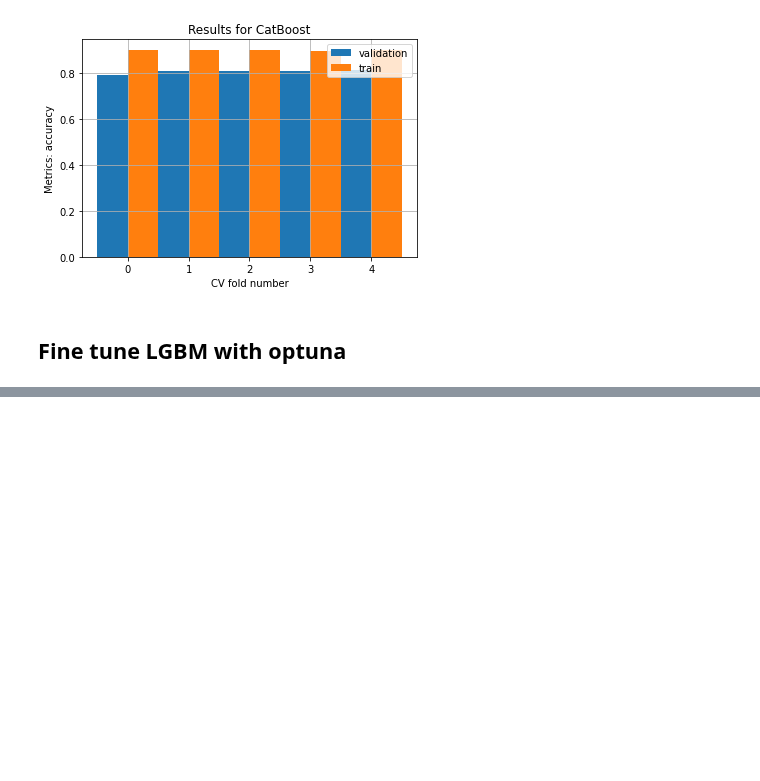
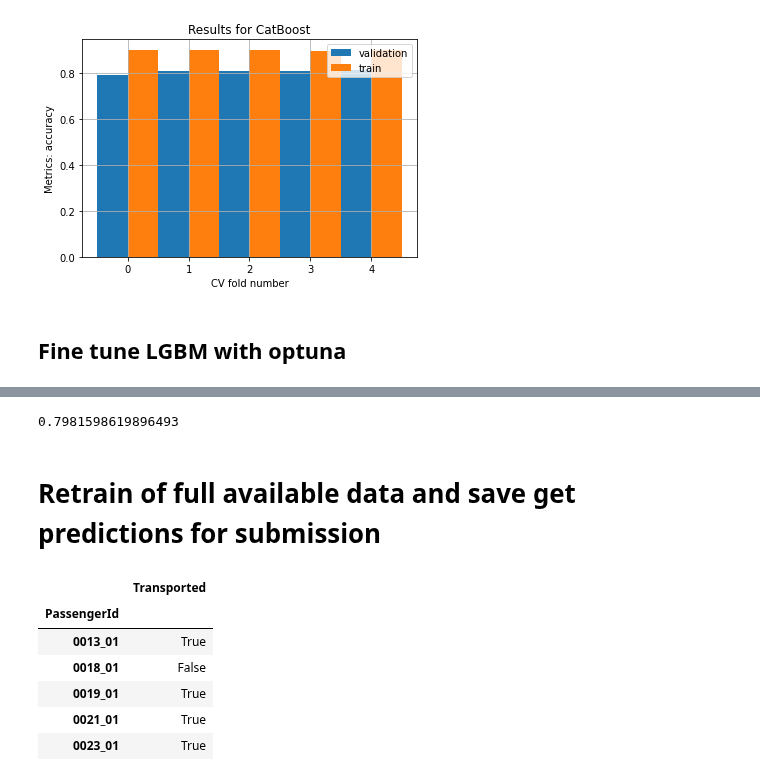
Before and after one commit to PashaIanko/Kaggle.Spaceship-Titanic, a Jupyter notebook: 6_demo.ipynb, the cells around one changed output, grey strips where cells are left out. Saved outputs shown, nothing was run; the diff lists cells and outputs as text; code cells hidden in the pictures; blank space fills up the shorter version.

```diff
--- a/6_demo.ipynb
+++ b/6_demo.ipynb
@@ -1244,0 +1256,50 @@ optuna_lgbm_results = {'LGBMOptuna': optuna_lgbm}
+# %%
+accuracy_score(
+    optuna_lgbm.predict(X_test_sample),
+    Y_test_sample
+)
+# %% [output]
+0.7981598619896493
+# %% [markdown]
+# Retrain of full available data and save get predictions for submission
+# %%
+import numpy as np
+
+X_full = np.vstack([X_trainval, X_test_sample])
+Y_full = np.concatenate([Y_trainval, Y_test_sample])
+
+assert X_full.shape[0] == len(Y_full)
+# %%
+final_model = optuna_lgbm
+
+final_model.fit(
+    X_full,
+    Y_full
+)
+# %%
+predictions = final_model.predict(
+    df_test_processed
+)
+# %%
+# Downloading original test set
+df_submission = pd.read_csv(
+    os.path.join(
+        manager.data_root_path,
+        'test.csv'
+    )
+)
+
+df_submission = df_submission.loc[:, ['PassengerId']]
+df_submission['Transported'] = predictions
+df_submission['Transported'] = df_submission['Transported'].astype('bool')
+df_submission.set_index(df_submission['PassengerId'], inplace=True)
+df_submission.drop(['PassengerId'], axis='columns', inplace=True)
+df_submission.head()
+# %% [output]
+|  | Transported |
+| PassengerId |  |
+| 0013_01 | True |
+| 0018_01 | False |
+| 0019_01 | True |
+| 0021_01 | True |
+| 0023_01 | True |
```
Also changed, not shown: parts of 4 cells of this notebook.
